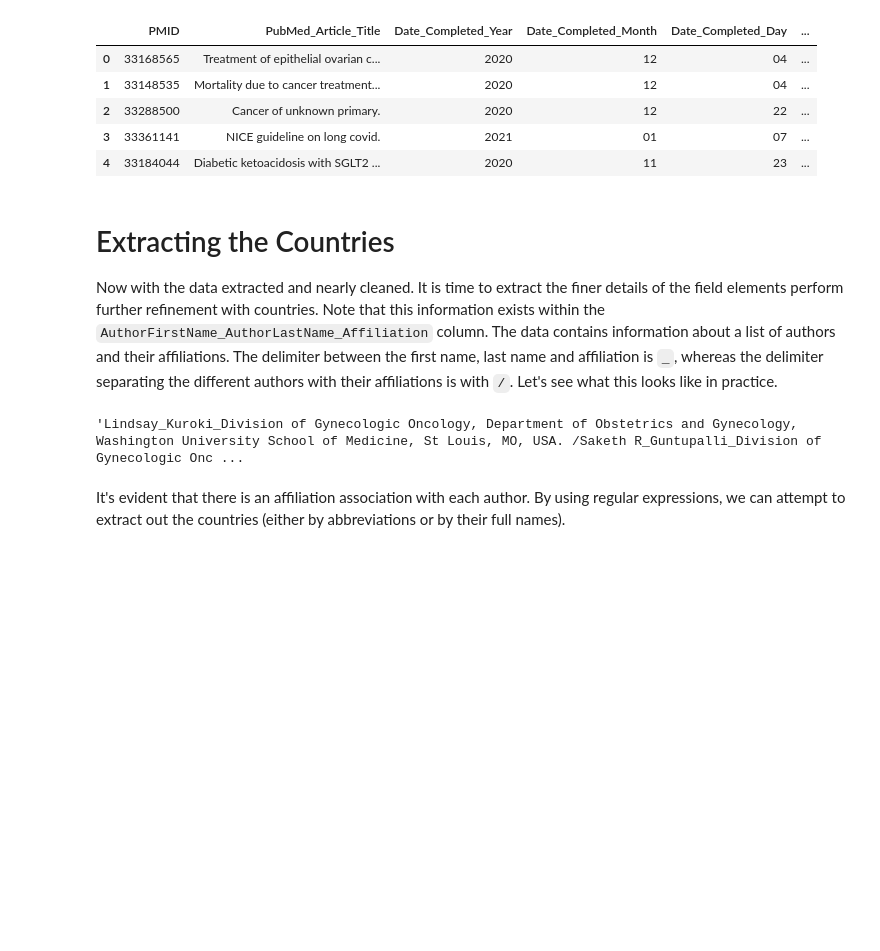
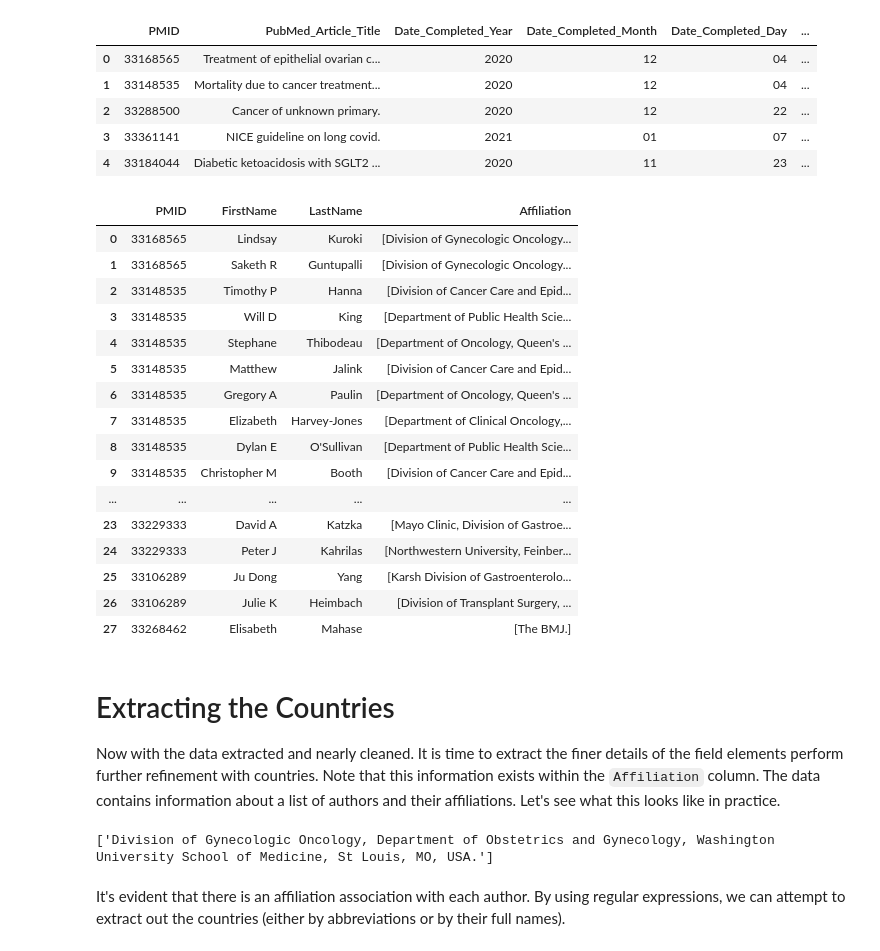
Before and after one commit to MDcontributor/eutilities, a Jupyter notebook: analysis/bmj.ipynb, the cells around one changed output. Drawn from its saved outputs; the diff is of its cells as text; code cells hidden in the pictures; blank space fills up the shorter version.

Commit message:
Fixed the authors' functions

```diff
--- a/analysis/bmj.ipynb
+++ b/analysis/bmj.ipynb
@@ -99,7 +99,7 @@ PubDate/Year PubDate/Month PubDate/Day AbstractText \
 
   return df
 # %%
-def return_authors_list(df: pd.DataFrame):# -> pd.DataFrame:
+def return_authors_list(df: pd.DataFrame) -> pd.DataFrame:
   '''
   Intakes a dataframe, parses through the AuthorFirstName_AuthorLastName_Affiliation column and returns a dataframe of authors list
   and their respective dataframes.
@@ -116,10 +116,17 @@ def return_authors_list(df: pd.DataFrame):# -> pd.DataFrame:
         df_single_article = pd.DataFrame(columns=["PMID", "FirstName", "LastName", "Affiliation"])
         author = author.rstrip().lstrip()
         split_author = author.split("_")
-        df_single_article.loc[0, "PMID"] = pmid
-        df_single_article.loc[0,"FirstName"] = split_author.pop(0)
-        df_single_article.loc[0,"LastName"] = split_author.pop(0)
-        df_single_article.loc[0,"Affiliation"] = split_author
+        # Verify that len(split_author) >= 3 else
+        if len(split_author) >= 3:
+          df_single_article.loc[0, "PMID"] = pmid
+          df_single_article.loc[0,"FirstName"] = split_author.pop(0)
+          df_single_article.loc[0,"LastName"] = split_author.pop(0)
+          df_single_article.loc[0,"Affiliation"] = split_author
+        else:
+          df_single_article.loc[0, "PMID"] = pmid
+          df_single_article.loc[0,"FirstName"] = ""
+          df_single_article.loc[0,"LastName"] = ""
+          df_single_article.loc[0,"Affiliation"] = split_author
         new_df = new_df.append(df_single_article, ignore_index=True)
 
     return new_df
@@ -218,3 +206,9 @@ df = pull_pmid_metadata(list_of_pmids)
+# %%
+# From this list can we create a second dataframe with all of the authors and their affiliations?
+authors_df = return_authors_list(df)
+
+# Clean the original dataframe
+df = df.loc[:,df.columns != "AuthorFirstName_AuthorLastName_Affiliation"]
 # %%
 # Show head of dataframe
 df.head()
@@ -225,15 +219,36 @@ df.head()
 | 2 | 33288500 | Cancer of unknown primary. | 2020 | 12 | 22 | ... |
 | 3 | 33361141 | NICE guideline on long covid. | 2021 | 01 | 07 | ... |
 | 4 | 33184044 | Diabetic ketoacidosis with SGLT2 ... | 2020 | 11 | 23 | ... |
+# %%
+# Displaying the head of the authors dataframe
+authors_df
+# %% [output]
+|  | PMID | FirstName | LastName | Affiliation |
+| 0 | 33168565 | Lindsay | Kuroki | [Division of Gynecologic Oncology... |
+| 1 | 33168565 | Saketh R | Guntupalli | [Division of Gynecologic Oncology... |
+| 2 | 33148535 | Timothy P | Hanna | [Division of Cancer Care and Epid... |
+| 3 | 33148535 | Will D | King | [Department of Public Health Scie... |
+| 4 | 33148535 | Stephane | Thibodeau | [Department of Oncology, Queen's ... |
+| 5 | 33148535 | Matthew | Jalink | [Division of Cancer Care and Epid... |
+| 6 | 33148535 | Gregory A | Paulin | [Department of Oncology, Queen's ... |
+| 7 | 33148535 | Elizabeth | Harvey-Jones | [Department of Clinical Oncology,... |
+| 8 | 33148535 | Dylan E | O'Sullivan | [Department of Public Health Scie... |
+| 9 | 33148535 | Christopher M | Booth | [Division of Cancer Care and Epid... |
+| ... | ... | ... | ... | ... |
+| 23 | 33229333 | David A | Katzka | [Mayo Clinic, Division of Gastroe... |
+| 24 | 33229333 | Peter J | Kahrilas | [Northwestern University, Feinber... |
+| 25 | 33106289 | Ju Dong | Yang | [Karsh Division of Gastroenterolo... |
+| 26 | 33106289 | Julie K | Heimbach | [Division of Transplant Surgery, ... |
+| 27 | 33268462 | Elisabeth | Mahase | [The BMJ.] |
 # %% [markdown]
 # Extracting the Countries
 
-Now with the data extracted and nearly cleaned. It is time to extract the finer details of the field elements perform further refinement with countries. Note that this information exists within the `AuthorFirstName_AuthorLastName_Affiliation` column. The data contains information about a list of authors and their affiliations. The delimiter between the first name, last name and affiliation is `_`, whereas the delimiter separating the different authors with their affiliations is with `/`. Let's see what this looks like in practice.
+Now with the data extracted and nearly cleaned. It is time to extract the finer details of the field elements perform further refinement with countries. Note that this information exists within the `Affiliation` column. The data contains information about a list of authors and their affiliations. Let's see what this looks like in practice.
 # %%
 # Examining the first row and last column of the first dataframe
-df.loc[0,"AuthorFirstName_AuthorLastName_Affiliation"]
+authors_df.loc[0,"Affiliation"]
 # %% [output]
-'Lindsay_Kuroki_Division of Gynecologic Oncology, Department of Obstetrics and Gynecology, Washington University School of Medicine, St Louis, MO, USA. /Saketh R_Guntupalli_Division of Gynecologic Onc ...
+['Division of Gynecologic Oncology, Department of Obstetrics and Gynecology, Washington University School of Medicine, St Louis, MO, USA.']
 # %% [markdown]
 It's evident that there is an affiliation association with each author. By using regular expressions, we can attempt to extract out the countries (either by abbreviations or by their full names).
 # %%
```
Also changed, not shown: parts of 5 cells of this notebook.
